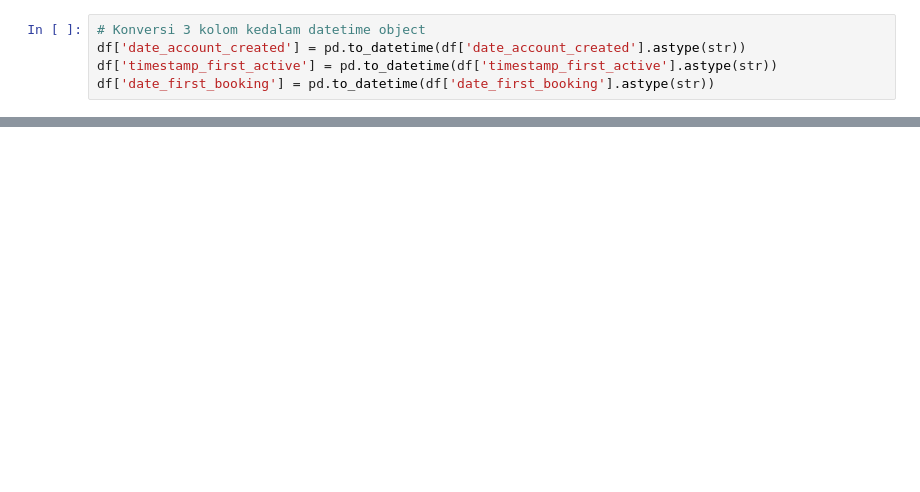
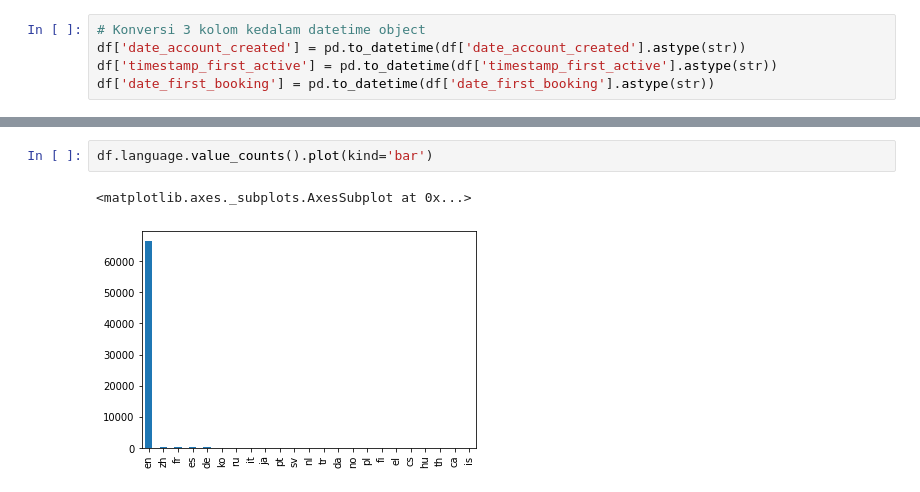
Before and after one commit to setyo-dwi-pratama/FGA-DTS-KOMINFO, a Jupyter notebook: Untitled10.ipynb, the cells around one changed output, grey strips where cells are left out. Drawn from its saved outputs; the diff is of its cells as text; blank space fills up the shorter version.

```diff
--- a/Untitled10.ipynb
+++ b/Untitled10.ipynb
@@ -91,0 +176,5 @@ df.head(15)
+# %%
+df.language.value_counts().plot(kind='bar')
+# %% [output]
+<matplotlib.axes._subplots.AxesSubplot at 0x...>
+[figure, added]
```
Also changed, not shown: parts of 14 cells of this notebook.
